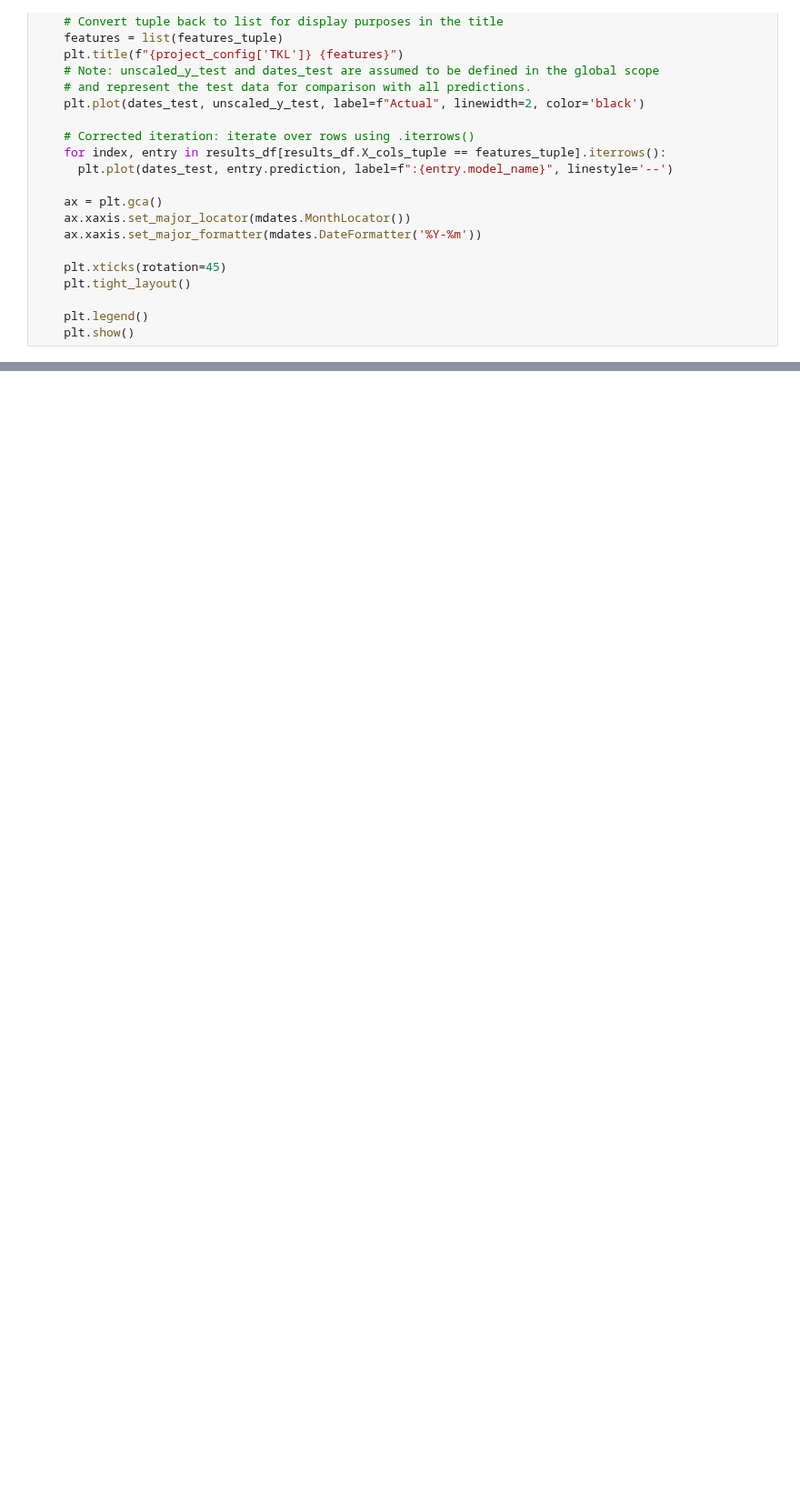
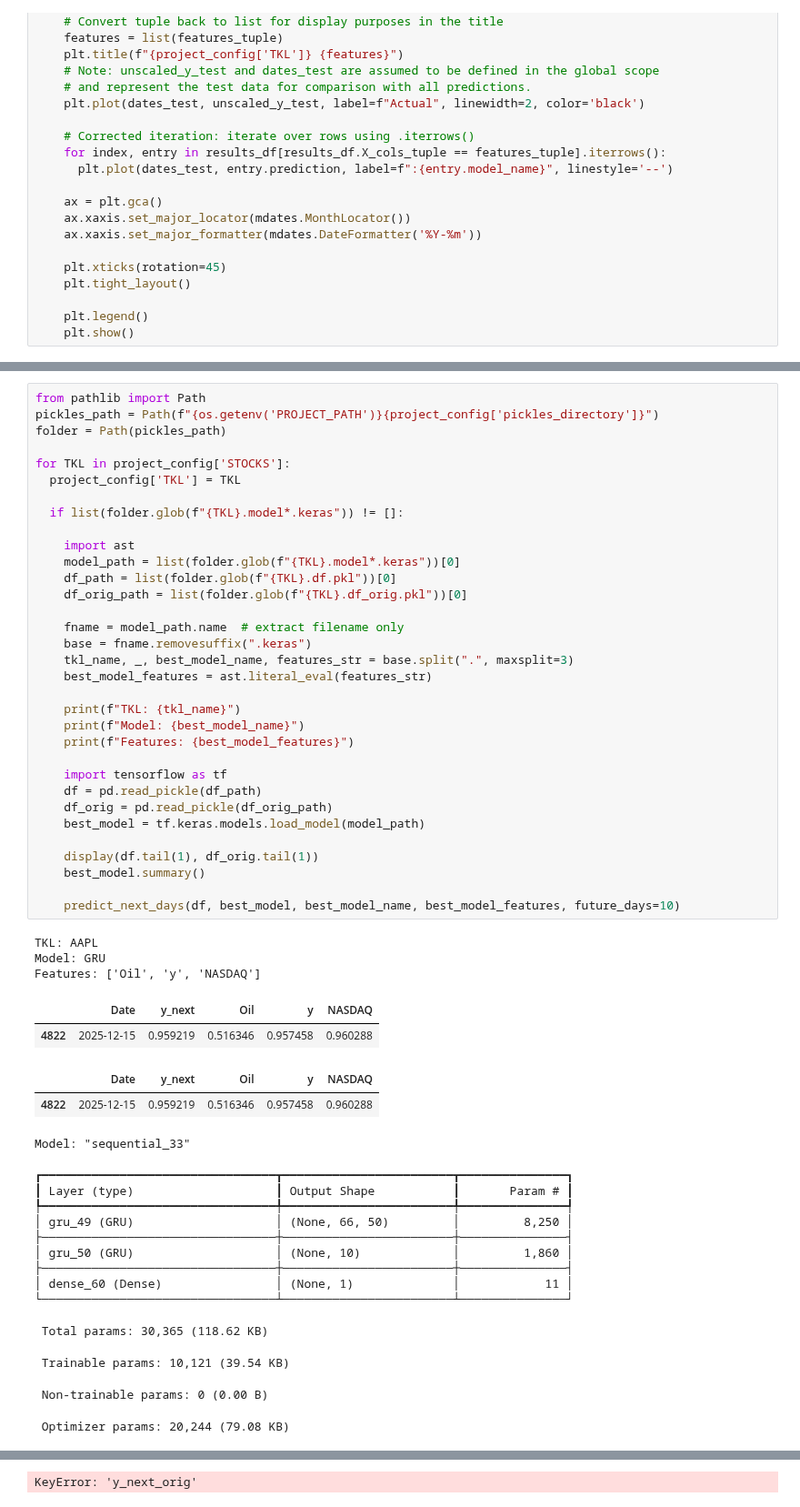
Before and after one commit to GuyRayOv/Stocks, a Jupyter notebook: notebooks/racing models.ipynb, the cells around one changed output, grey strips where cells are left out. Shown at 91% size. Drawn from its saved outputs; the diff is of its cells as text; blank space fills up the shorter version.

```diff
--- a/notebooks/racing models.ipynb
+++ b/notebooks/racing models.ipynb
@@ -675,0 +703,55 @@ for stock in project_config['STOCKS']:
+# %%
+from pathlib import Path
+pickles_path = Path(f"{os.getenv('PROJECT_PATH')}{project_config['pickles_directory']}")
+folder = Path(pickles_path)
+
+for TKL in project_config['STOCKS']:
+  project_config['TKL'] = TKL
+
+  if list(folder.glob(f"{TKL}.model*.keras")) != []:
+
+    import ast
+    model_path = list(folder.glob(f"{TKL}.model*.keras"))[0]
+    df_path = list(folder.glob(f"{TKL}.df.pkl"))[0]
+    df_orig_path = list(folder.glob(f"{TKL}.df_orig.pkl"))[0]
+
+    fname = model_path.name  # extract filename only
+    base = fname.removesuffix(".keras")
+    tkl_name, _, best_model_name, features_str = base.split(".", maxsplit=3)
+    best_model_features = ast.literal_eval(features_str)
+
+    print(f"TKL: {tkl_name}")
+    print(f"Model: {best_model_name}")
+    print(f"Features: {best_model_features}")
+
+    import tensorflow as tf
+    df = pd.read_pickle(df_path)
+    df_orig = pd.read_pickle(df_orig_path)
+    best_model = tf.keras.models.load_model(model_path)
+
+    display(df.tail(1), df_orig.tail(1))
+    best_model.summary()
+
+    predict_next_days(df, best_model, best_model_name, best_model_features, future_days=10)
+# %% [output]
+TKL: AAPL
+Model: GRU
+Features: ['Oil', 'y', 'NASDAQ']
+|  | Date | y_next | Oil | y | NASDAQ |
+| 4822 | 2025-12-15 | 0.959219 | 0.516346 | 0.957458 | 0.960288 |
+|  | Date | y_next | Oil | y | NASDAQ |
+| 4822 | 2025-12-15 | 0.959219 | 0.516346 | 0.957458 | 0.960288 |
+Model: "sequential_33"
+┏━━━━━━━━━━━━━━━━━━━━━━━━━━━━━━━━━┳━━━━━━━━━━━━━━━━━━━━━━━━┳━━━━━━━━━━━━━━━┓
+┃ Layer (type)                    ┃ Output Shape           ┃       Param # ┃
+┡━━━━━━━━━━━━━━━━━━━━━━━━━━━━━━━━━╇━━━━━━━━━━━━━━━━━━━━━━━━╇━━━━━━━━━━━━━━━┩
+│ gru_49 (GRU)                    │ (None, 66, 50)         │         8,250 │
+├─────────────────────────────────┼────────────────────────┼───────────────┤
+│ gru_50 (GRU)                    │ (None, 10)             │         1,860 │
+├─────────────────────────────────┼────────────────────────┼───────────────┤
+│ dense_60 (Dense)                │ (None, 1)              │            11 │
+└─────────────────────────────────┴────────────────────────┴───────────────┘
+ Total params: 30,365 (118.62 KB)
+ Trainable params: 10,121 (39.54 KB)
+ Non-trainable params: 0 (0.00 B)
+ Optimizer params: 20,244 (79.08 KB)
@@ -675,0 +759 @@ for stock in project_config['STOCKS']:
+KeyError: 'y_next_orig'
```
Also changed, not shown: parts of 6 cells of this notebook.
